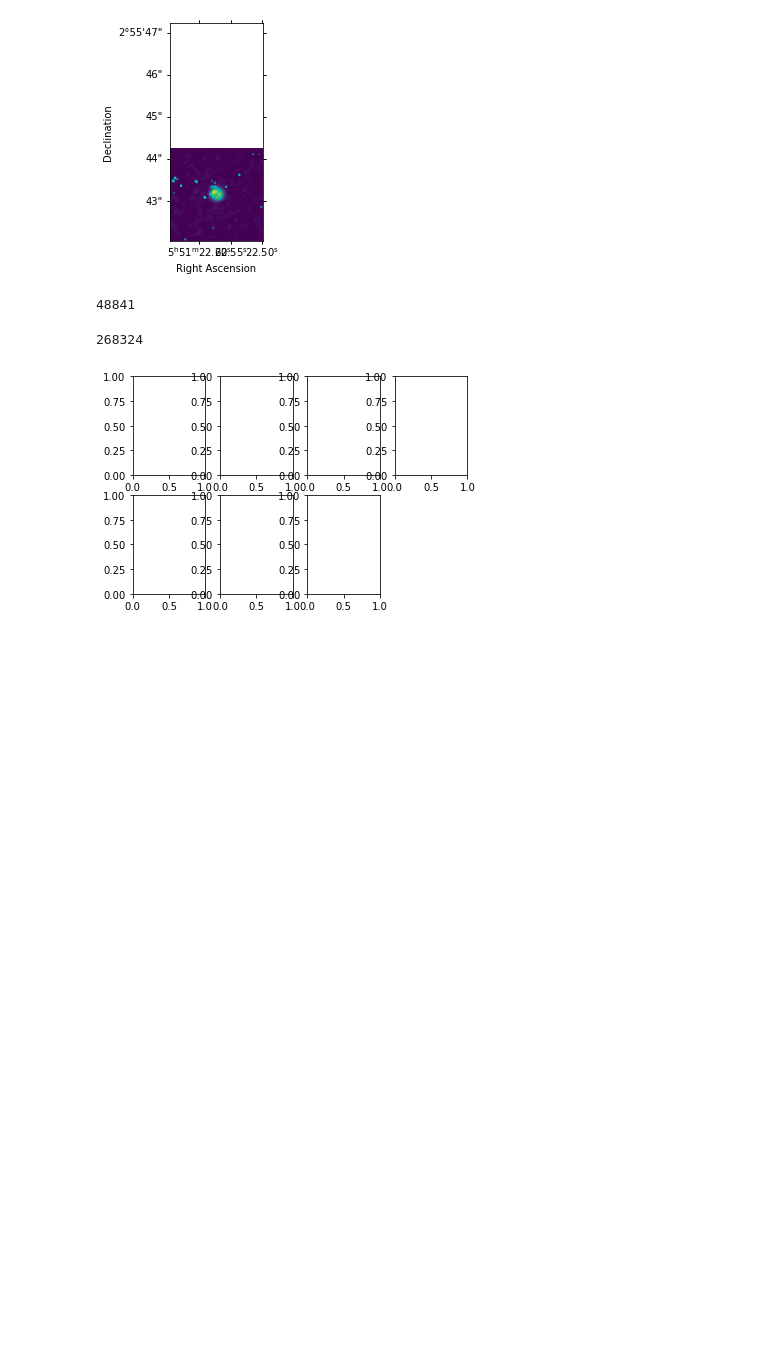
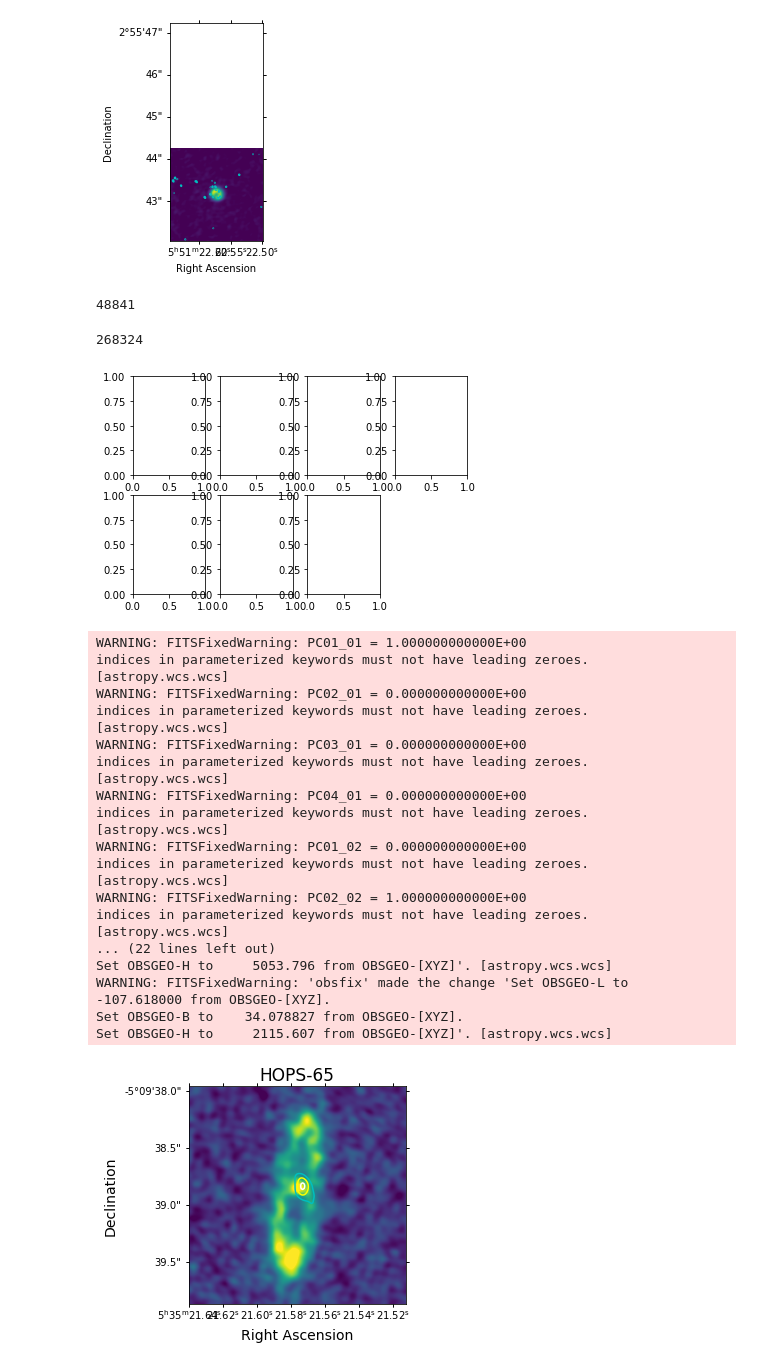
Before and after one commit to qifengcheng/planetary_disk, a Jupyter notebook: contours_for_all.ipynb, the cells around one changed output. Drawn from its saved outputs; the diff is of its cells as text; code cells hidden in the pictures; blank space fills up the shorter version.

Commit message:
fix issue of jupyter notebook for contour plotting

```diff
--- a/contours_for_all.ipynb
+++ b/contours_for_all.ipynb
@@ -126,0 +236,57 @@ for subplot_num in subplot_nums:
+# %%
+# parameters in dictionaries:
+VLA_freq = {'HH270MMS2':44 , 'HOPS-56':33 ,  'HOPS-65':15 , 'HOPS-124':44 , 'HOPS-140':33 , 'HOPS-157':33 , 'HOPS-163':33  }
+
+target_pixel_sizes = {'HH270MMS2': 91 , 'HOPS-56': 151 ,  'HOPS-65': 191 , 'HOPS-124':101 , 'HOPS-140': 191 , 'HOPS-157':141 , 'HOPS-163':131  }
+x_345s = {'HH270MMS2': 490, 'HOPS-56': 1556,  'HOPS-65': 478, 'HOPS-124': 621, 'HOPS-140':1517 , 'HOPS-157': 498 , 'HOPS-163': 514 }
+y_345s = {'HH270MMS2': 549, 'HOPS-56': 942 ,  'HOPS-65': 490, 'HOPS-124':505 , 'HOPS-140': 1487, 'HOPS-157':490 , 'HOPS-163': 511 }
+
+rms_VLAs = {'HH270MMS2': 9.07e-6, 'HOPS-56': 5.3e-6,  'HOPS-65': 2.4e-6, 'HOPS-124': 1.47e-5 , 'HOPS-140':4.96e-6 , 'HOPS-157':5.15e-6 , 'HOPS-163':5.11e-6  }
+
+v_mins = {'HH270MMS2':-5e-6 , 'HOPS-56': -5e-4,  'HOPS-65': -5e-4, 'HOPS-124': -5e-4 , 'HOPS-140':-5e-5 , 'HOPS-157':-5e-5 , 'HOPS-163': -5e-5 }
+v_maxs = {'HH270MMS2':15e-3 , 'HOPS-56': 6e-3,  'HOPS-65': 3e-3 , 'HOPS-124':5e-2 , 'HOPS-140':3e-3 , 'HOPS-157': 3e-3, 'HOPS-163':5e-3  }
+
+# n_levels = [3,4,5]
+n_levels = {'HH270MMS2': [3,6,9] , 'HOPS-56':[3,6,9] ,  'HOPS-65': [3,5,7], 'HOPS-124':[6,12,18] , 'HOPS-140':[3,4,5] , 'HOPS-157':[3,6,9] , 'HOPS-163': [3,4,5] }
+# %%
+tested_obj = 'HOPS-65'
+
+# parameter preparation for test objects
+filename_345 = [f'data/{tested_obj}_345GHz.fits']
+filename_33 = [f'data/{tested_obj}_{int(VLA_freq[tested_obj])}GHz_robust2.0.fits']
+
+size_345 = [target_pixel_sizes[tested_obj]]
+x_345 = [x_345s[tested_obj]]
+y_345 = [y_345s[tested_obj]]
+v_min = [v_mins[tested_obj]]
+v_max = [v_maxs[tested_obj]]
+rms_33 = [rms_VLAs[tested_obj]]
+level = find_levels(rms_33, [np.array(n_levels[tested_obj])])
+
+
+# get cutout and plot contour
+cutout_345, cutout_33 = find_cutout(filename_345s=filename_345, filename_33s=filename_33, size_345s=size_345,
+                                    x_345s=x_345, y_345s=y_345)
+axs = gen_axis(cutout_345)
+plot_contour(tested_obj, axs, cutout_345, cutout_33, pixel_sizes=size_345, levs=level, vmins=v_min, vmaxs=v_max, save_fig=False)
+
+# plot_disk(True)
+# %% [output]
+WARNING: FITSFixedWarning: PC01_01 = 1.000000000000E+00
+indices in parameterized keywords must not have leading zeroes. [astropy.wcs.wcs]
+WARNING: FITSFixedWarning: PC02_01 = 0.000000000000E+00
+indices in parameterized keywords must not have leading zeroes. [astropy.wcs.wcs]
+WARNING: FITSFixedWarning: PC03_01 = 0.000000000000E+00
+indices in parameterized keywords must not have leading zeroes. [astropy.wcs.wcs]
+WARNING: FITSFixedWarning: PC04_01 = 0.000000000000E+00
+indices in parameterized keywords must not have leading zeroes. [astropy.wcs.wcs]
+WARNING: FITSFixedWarning: PC01_02 = 0.000000000000E+00
+indices in parameterized keywords must not have leading zeroes. [astropy.wcs.wcs]
+WARNING: FITSFixedWarning: PC02_02 = 1.000000000000E+00
+indices in parameterized keywords must not have leading zeroes. [astropy.wcs.wcs]
+... (22 lines left out)
+Set OBSGEO-H to     5053.796 from OBSGEO-[XYZ]'. [astropy.wcs.wcs]
+WARNING: FITSFixedWarning: 'obsfix' made the change 'Set OBSGEO-L to  -107.618000 from OBSGEO-[XYZ].
+Set OBSGEO-B to    34.078827 from OBSGEO-[XYZ].
+Set OBSGEO-H to     2115.607 from OBSGEO-[XYZ]'. [astropy.wcs.wcs]
+[figure, added]
```
Also changed, not shown: parts of 5 cells of this notebook.
